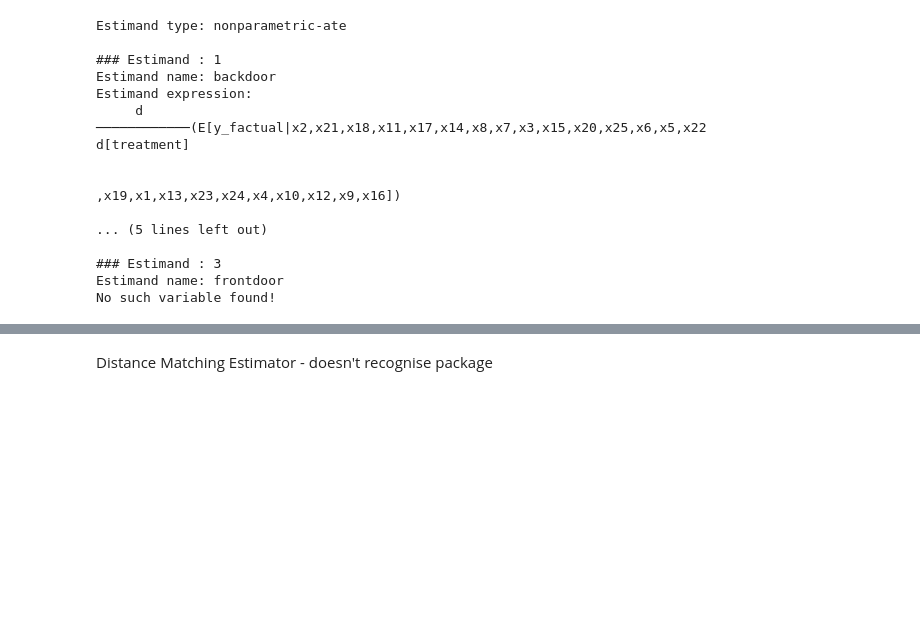
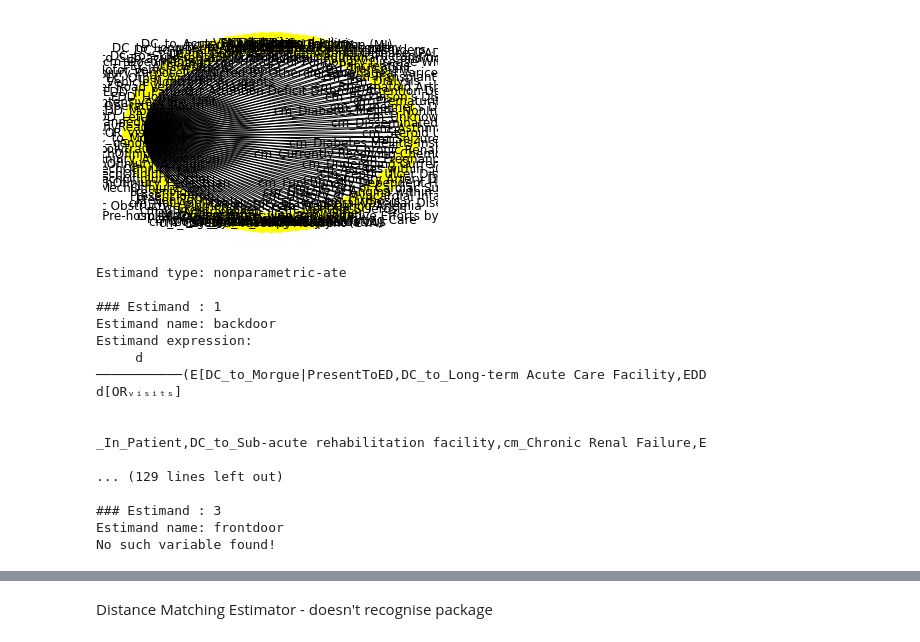
Before and after one commit to henrybarklam/DGNN-CI, a Jupyter notebook: Causal.ipynb, the cells around one changed output, grey strips where cells are left out. Saved outputs shown, nothing was run; the diff lists cells and outputs as text; code cells hidden in the pictures; blank space fills up the shorter version.

```diff
--- a/Causal.ipynb
+++ b/Causal.ipynb
@@ -14,6 +25,6 @@ dataset = pd.read_csv("ntdb_curated.csv")
 # for i in range (1,26):
 #     col.append("x"+str(i))
 dataset.columns
-dataset['OR_visits'] = dataset['OR_visits'].apply(lambda x: 1 if x >= 1 else 0)
+dataset['OR_visits'] = dataset['OR_visits'].apply(lambda x: True if x >= 1 else False)
 print(dataset['OR_visits'])
 # %% [output]
@@ -32,8 +43,13 @@ Name: OR_visits, Length: 6189, dtype: int64
 # %%
 dataset.isnull().sum()
 #Need to decide whether this is going to be dropped or not depending on MALTS recommendation for data cleaning
-dataset.dropna(axis = 'columns')
 # dataset['Survival'] = dataset['EDD_In_Patient']+dataset['EDD_Home']+dataset['EDD_Intensive_Care_Unit']+dataset['EDD_Operating_Room']
-dataset['Survival'] = dataset['EDD_Morgue']
-dataset = dataset.drop(['EDD_In_Patient','EDD_Home','EDD_Intensive_Care_Unit','EDD_Operating_Room','EDD_Morgue'],axis=1)
-dataset['Survival'][69]
+# dataset['Death'] = dataset['EDD_Morgue']
+# dataset = dataset.drop(['EDD_In_Patient','EDD_Home','EDD_Intensive_Care_Unit','EDD_Operating_Room','EDD_Morgue'],axis=1)
+cols = dataset.columns.tolist()
+newCols = ['OR_visits', 'DC_to_Morgue']
+for i in cols:
+    if i != 'OR_visits' and i != 'DC_to_Morgue' and i != 'Unnamed: 0':
+        newCols.append(i)
+dataset = dataset[newCols]
+dataset = dataset.dropna(axis = 'columns')
@@ -41,0 +56,4 @@ dataset['Survival'][69]
+# %%
+common_causes=[i for i in dataset]
+common_causes = common_causes[2:]
+common_causes
@@ -42,13 +78,16 @@ dataset['Survival'][69]
 # %%
-# xs = ""
-# for i in range(1,26):
-#     xs += ("x"+str(i)+"+")
+
+# dataset.head
 model=CausalModel(
         data = dataset,
         treatment='OR_visits',
-        outcome='y_factual',
-        common_causes=xs.split('+')
+        outcome='DC_to_Morgue',
+        common_causes=common_causes
         )
+# %%
+model.view_model()
+# %% [output]
+[figure, added]
 # %%
 #Identify the causal effect
 identified_estimand = model.identify_effect()
@@ -60,13 +99,13 @@ Estimand type: nonparametric-ate
 Estimand name: backdoor
 Estimand expression:
      d
-────────────(E[y_factual|x2,x21,x18,x11,x17,x14,x8,x7,x3,x15,x20,x25,x6,x5,x22
-d[treatment]
+───────────(E[DC_to_Morgue|PresentToED,DC_to_Long-term Acute Care Facility,EDD
+d[ORᵥᵢₛᵢₜₛ]
 
 
-,x19,x1,x13,x23,x24,x4,x10,x12,x9,x16])
+_In_Patient,DC_to_Sub-acute rehabilitation facility,cm_Chronic Renal Failure,E
 
-... (5 lines left out)
+... (129 lines left out)
 
 ### Estimand : 3
 Estimand name: frontdoor
```
Also changed, not shown: parts of 16 cells of this notebook.
